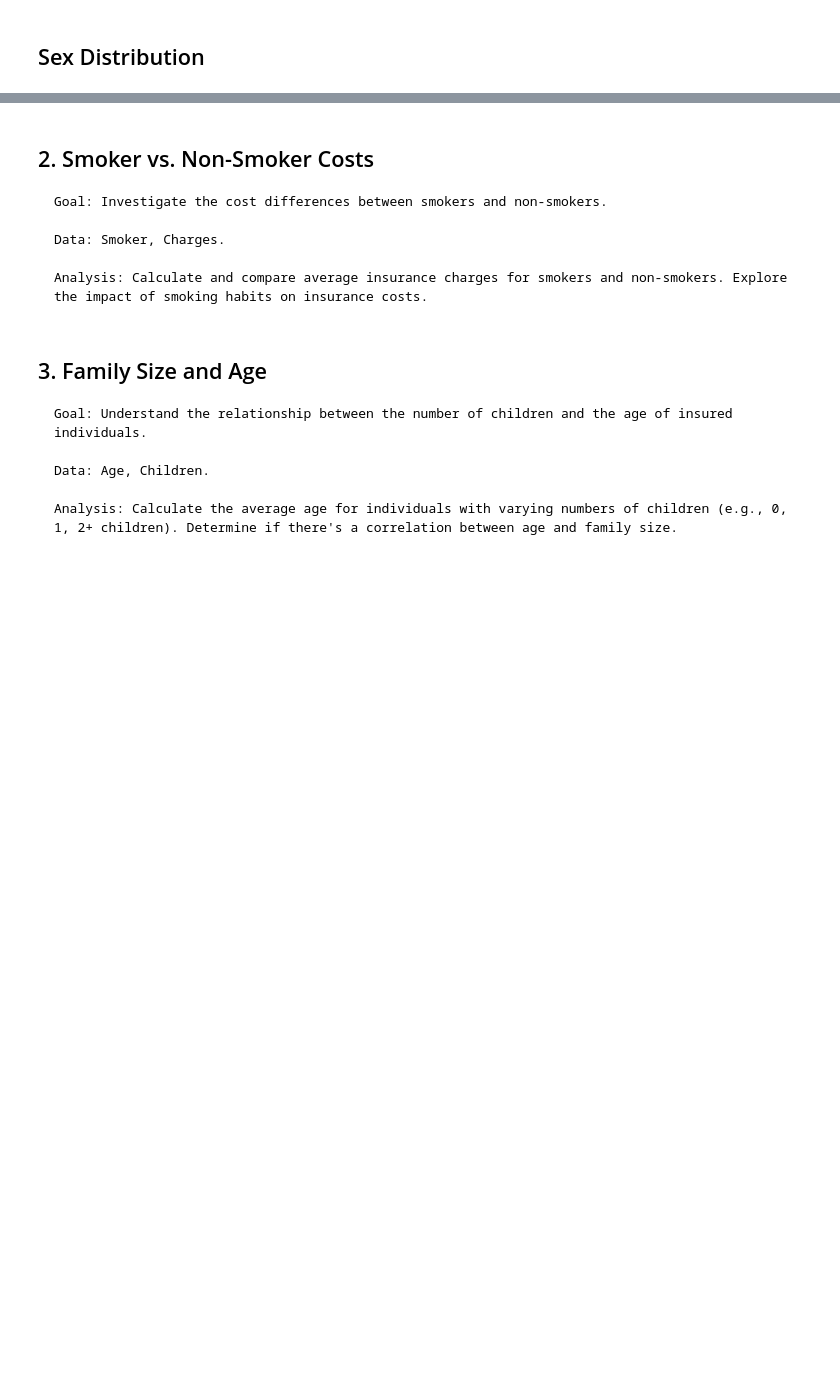
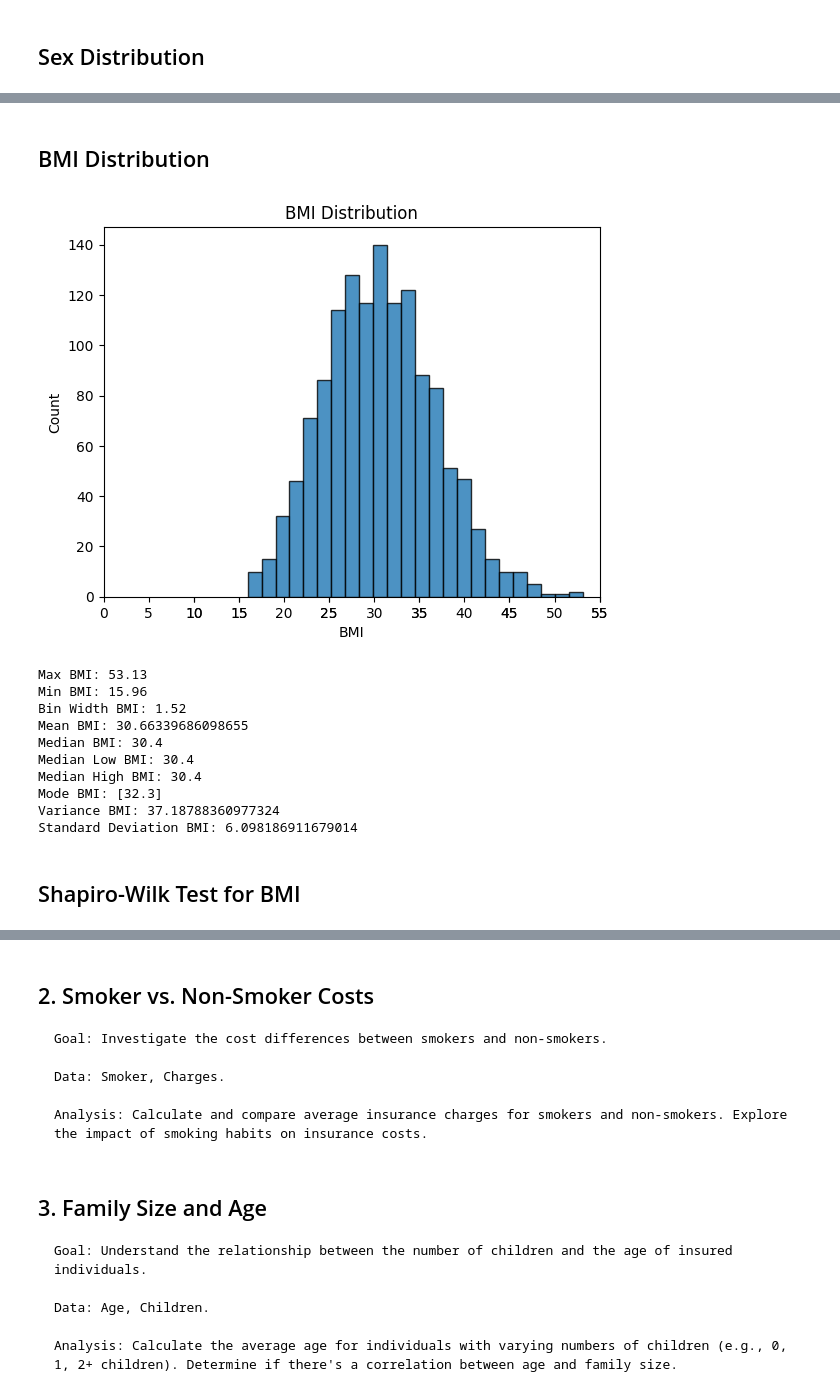
Before and after one commit to pavloskhetab/Codecademy-Data-Scientist-Analytics, a Jupyter notebook: us-medical-insurance-costs.ipynb, the cells around one changed output, grey strips where cells are left out. Saved outputs shown, nothing was run; the diff lists cells and outputs as text; code cells hidden in the pictures; blank space fills up the shorter version.

```diff
--- a/us-medical-insurance-costs.ipynb
+++ b/us-medical-insurance-costs.ipynb
@@ -344,0 +382,66 @@ Number of females in sample: 662
+# %% [markdown]
+## BMI Distribution
+# %%
+mean_bmi = statistics.mean(bmi)
+median_bmi = statistics.median(bmi)
+median_low_bmi = statistics.median_low(bmi)
+median_high_bmi = statistics.median_high(bmi)
+mode_bmi = statistics.multimode(bmi)
+s_squared_bmi = statistics.variance(bmi)
+s_bmi = statistics.stdev(bmi)
+
+max_bmi = max(bmi)
+min_bmi = min(bmi)
+
+# Calculate the number of bins using the function
+num_bins_bmi, bin_width_bmi = calculate_num_bins(bmi)
+
+# Create the histogram with the specified number of bins and range for BMI
+plt.hist(bmi, bins=num_bins_bmi, range=(min_bmi, max_bmi), edgecolor='k', alpha=0.8)
+
+# Add labels and a title
+plt.xlabel('BMI')
+plt.ylabel('Count')
+plt.title('BMI Distribution')
+
+# Create a list of additional tick positions you want to add
+additional_ticks = [0, 5, 10, 15, 25, 35, 45, 55]
+
+# Get the current tick positions and labels
+current_ticks = plt.xticks()[0].tolist()
+current_labels = [int(label) for label in plt.xticks()[0]]
+
+# Combine the current ticks with the additional ticks
+new_ticks = current_ticks + additional_ticks
+new_labels = current_labels + additional_ticks
+
+# Set the new ticks and labels on the x-axis
+plt.xticks(new_ticks, new_labels)
+
+plt.show()
+
+# Convert max_bmi and min_bmi to strings before printing
+print('Max BMI: ' + str(max_bmi))
+print('Min BMI: ' + str(min_bmi))
+print(f'Bin Width BMI: {round(bin_width_bmi,2)}')
+print(f'Mean BMI: {mean_bmi}')
+print(f'Median BMI: {median_bmi}')
+print(f'Median Low BMI: {median_low_bmi}')
+print(f'Median High BMI: {median_high_bmi}')
+print(f'Mode BMI: {mode_bmi}')
+print(f'Variance BMI: {s_squared_bmi}')
+print(f'Standard Deviation BMI: {s_bmi}')
+# %% [output]
+[figure, added]
+Max BMI: 53.13
+Min BMI: 15.96
+Bin Width BMI: 1.52
+Mean BMI: 30.66339686098655
+Median BMI: 30.4
+Median Low BMI: 30.4
+Median High BMI: 30.4
+Mode BMI: [32.3]
+Variance BMI: 37.18788360977324
+Standard Deviation BMI: 6.098186911679014
+# %% [markdown]
+## Shapiro-Wilk Test for BMI
```
Also changed, not shown: parts of 15 cells of this notebook.
